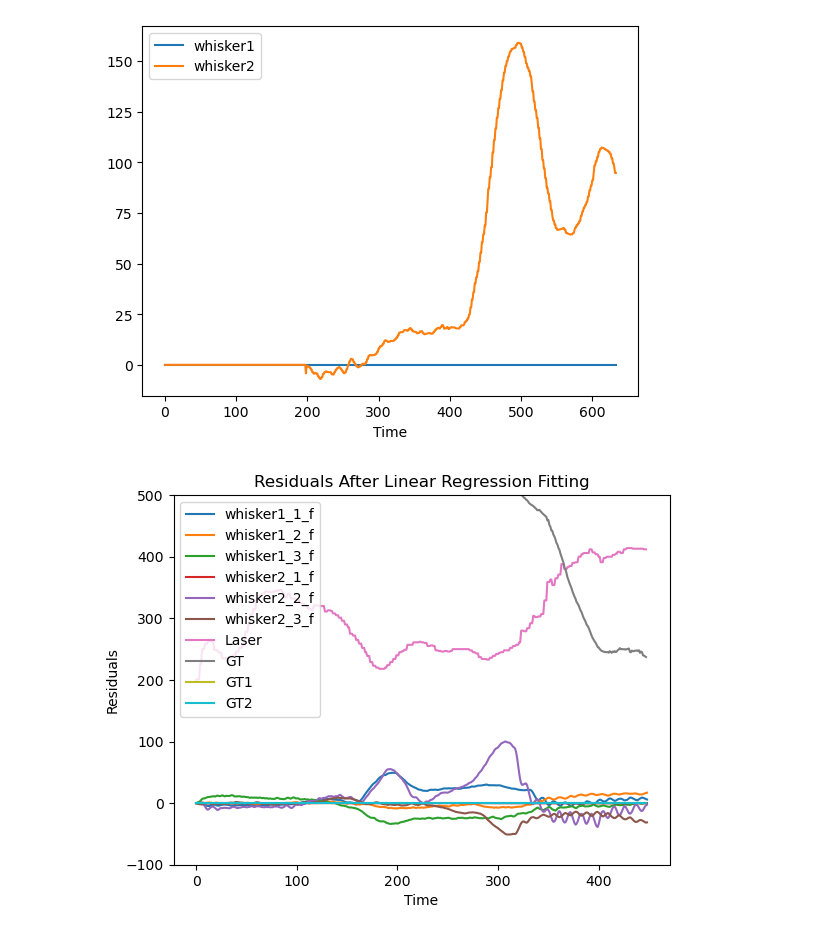
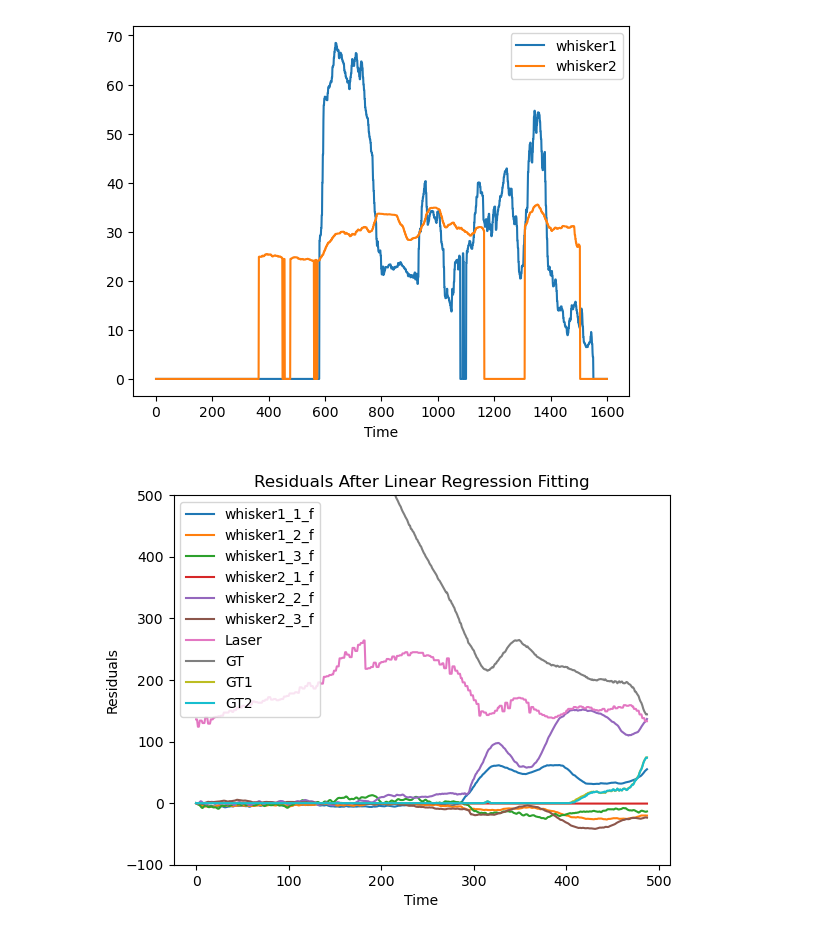
Before and after one commit to TacYee/autonomous-fly, a Jupyter notebook: FLowdeck/plotter.ipynb, the cells around one changed output. Drawn from its saved outputs; the diff is of its cells as text; code cells hidden in the pictures.

```diff
--- a/FLowdeck/plotter.ipynb
+++ b/FLowdeck/plotter.ipynb
@@ -133,27 +133,27 @@ class LineIntersection:
 # %%
 import pandas as pd
 import numpy as np
 import matplotlib.pyplot as plt
 import re
 
 # 读取CSV文件
-data = pd.read_csv('whisker_data.csv')
+data = pd.read_csv('whisker_data_MLP30-80_carbon_0.15ms.csv')
 
 # 获取列数据并提取数字部分
 whisker1 = data.iloc[:, 1].apply(lambda x: re.search(r'[-+]?\d*\.\d+|\d+', str(x)).group(0)).astype(float)
 whisker2 = data.iloc[:, 2].apply(lambda x: re.search(r'[-+]?\d*\.\d+|\d+', str(x)).group(0)).astype(float)
 
 # 绘制图表
 plt.plot(whisker1, label="whisker1")
 plt.plot(whisker2, label="whisker2")
 plt.legend()
 plt.xlabel("Time")
 plt.show()
 # %% [output]
-[figure, old version]
+[figure, new version]
 # %%
 # 1-5
-data = pd.read_csv('data/20240422/2024-04-22+16:29:27+.csv')
+data = pd.read_csv('data/20240422/2024-04-30+15:58:23+.csv')
 pressure = data.iloc[2:490, 7:13].values
 laser = data.iloc[2:490, -1].values
 yaw = data.iloc[2:490, -3].values
@@ -246,4 +246,4 @@ new_data = pd.DataFrame({
 })
 # new_data.to_csv('dataanalyse/0425/data1.csv', index=False)
 # %% [output]
-[figure, old version]
+[figure, new version]
```
Also changed, not shown: 48 other files.
